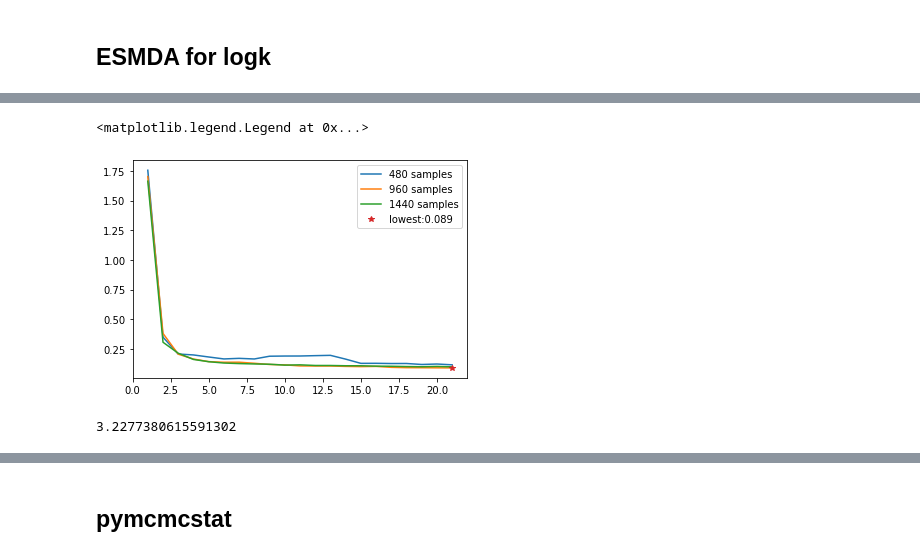
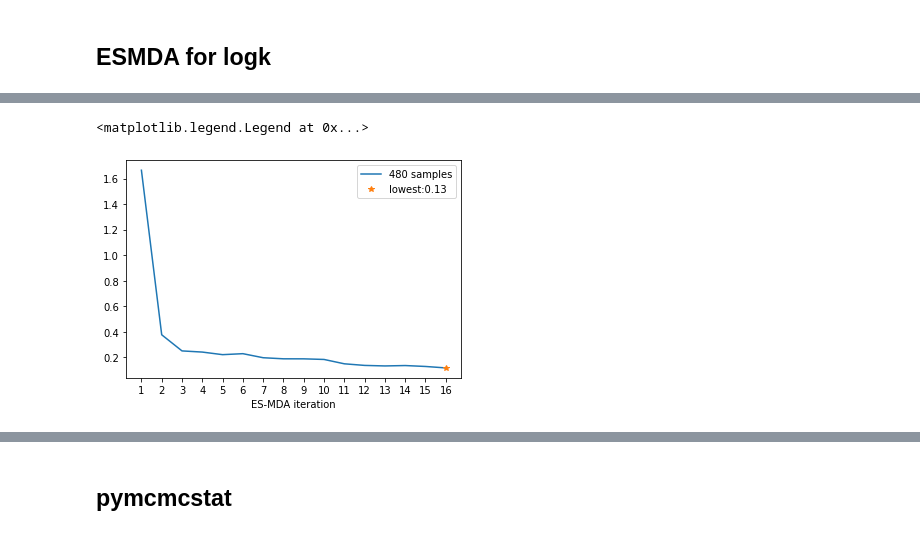
Before and after one commit to ZitongZhou/react_inverse, a Jupyter notebook: ILUES_surrogate.ipynb, the cells around one changed output, grey strips where cells are left out. Drawn from its saved outputs; the diff is of its cells as text; code cells hidden in the pictures.

```diff
--- a/ILUES_surrogate.ipynb
+++ b/ILUES_surrogate.ipynb
@@ -1597,10 +1672,11 @@ Num_obs = 120
 meas_data_6 = meas_data_6.reshape((-1,1))
 #meas_sig #meas_sig
 meas_sig = np.ones(120)*0.01
-R=np.diag(meas_sig)
+R=np.diag(meas_sig.reshape(-1))
 ns = 924
-ens_choices = [480, 960, 1440]
-error = np.zeros((len(ens_choices), Na+1))
+ens_choices = [480]
+mean_error = np.zeros((len(ens_choices), Na+1))
+# all_error = np.zeros((480, Na+1))
 for i, Num_ens in enumerate(ens_choices):
     print(Num_ens)
     s=np.zeros((Num_ens,ns,Na+1))
@@ -1611,15 +1687,17 @@ for i, Num_ens in enumerate(ens_choices):
         sim_obs = np.zeros((Num_ens,Num_obs))
         for j in range(Num_ens//n_k):
             sim_obs[j*n_k:(j+1)*n_k,] = forward_batch(s[j*n_k:(j+1)*n_k,:,t]) # shape of sim_obs (Num_ens,Num_obs)
-        # print('RMSE ite_'+str(t)+ ' : ', np.sqrt(np.mean((np.mean(sim_obs,axis=0)-meas_data_6.flatten())**2))) # not the exact RMSE definition
-        error[i, t] = np.sqrt(np.mean((np.mean(sim_obs,axis=0)-meas_data_6.flatten())**2))
+        print('RMSE ite_'+str(t)+ ' : ', np.sqrt(np.mean((np.mean(sim_obs,axis=0)-meas_data_6.flatten())**2))) # not the exact RMSE definition
+        mean_error[i, t] = np.sqrt(np.mean((np.mean(sim_obs,axis=0)-meas_data_6.flatten())**2))
         s[:,:,t+1] = ES_MDA(Num_ens, s[:,:,t], meas_data_6, sim_obs, Alpha[t], R, [], 2)
         s_tem=s[:,:,t+1]
+        # all_error[:,t] = np.mean((sim_obs-meas_data_6.flatten())**2, axis=1)
         # savemat('./s_tem' + str(t+1) + '.mat', {'s_tem':s_tem}) # save s for each step
     for j in range(Num_ens//n_k):
         sim_obs[j*n_k:(j+1)*n_k,] = forward_batch(s[j*n_k:(j+1)*n_k,:,-1]) # shape of sim_obs (Num_ens,Num_obs)
-    # print('RMSE ite_', len(Alpha), ' : ', np.sqrt(np.mean((np.mean(sim_obs,axis=0)-meas_data_6.flatten())**2)))
-    error[i, -1] = np.sqrt(np.mean((np.mean(sim_obs,axis=0)-meas_data_6.flatten())**2))
+    print('RMSE ite_', len(Alpha), ' : ', np.sqrt(np.mean((np.mean(sim_obs,axis=0)-meas_data_6.flatten())**2)))
+    mean_error[i, -1] = np.sqrt(np.mean((np.mean(sim_obs,axis=0)-meas_data_6.flatten())**2))
+    # all_error[:,-1] = np.mean((sim_obs-meas_data_6.flatten())**2, axis=1)
     # ##start from the best of the previous ensemble again, perturbe the ensemble with 0.1 random error.
     # error = np.sum((sim_obs-meas_data_6.flatten())**2, axis=1)
     # best_ind = error.argmin()
@@ -1657,19 +1739,13 @@ plt.hist(err)
 # %%
 fig, ax = plt.subplots()
 ite = np.arange(1, Na+2)
-ax.plot(ite, error[0,:], label='480 samples')
-ax.plot(ite, error[1,:], label='960 samples')
-ax.plot(ite, error[2,:], label='1440 samples')
-ax.plot(ite[-1], error.min(), '*', label='lowest:'+str(np.round(error.min(),3)))
+ax.plot(ite, mean_error[0,:], label='480 samples')
+ax.set_xlabel('ES-MDA iteration')
+ax.set_xticks(ite)
+# ax.plot(ite, mean_error[1,:], label='960 samples')
+# ax.plot(ite, error[2,:], label='1440 samples')
+ax.plot(ite[-1], mean_error.min(), '*', label='lowest:'+str(np.round(error.min(),3)))
 ax.legend()
 # %% [output]
 <matplotlib.legend.Legend at 0x...>
-[figure, old version]
+[figure, new version]
-# %%
-# (np.random.randn(Num_ens,ns)*0.2).shape
-# np.repeat(np.mean(s[:,:,-1], axis=0).reshape((1,-1)), Num_ens, axis=0 )
-error = np.sum((sim_obs-meas_data_6.flatten())**2, axis=1)
-best_ind = error.argmin()
-error.min()
-# %% [output]
-3.2277380615591302
```
Also changed, not shown: parts of 22 cells of this notebook.
